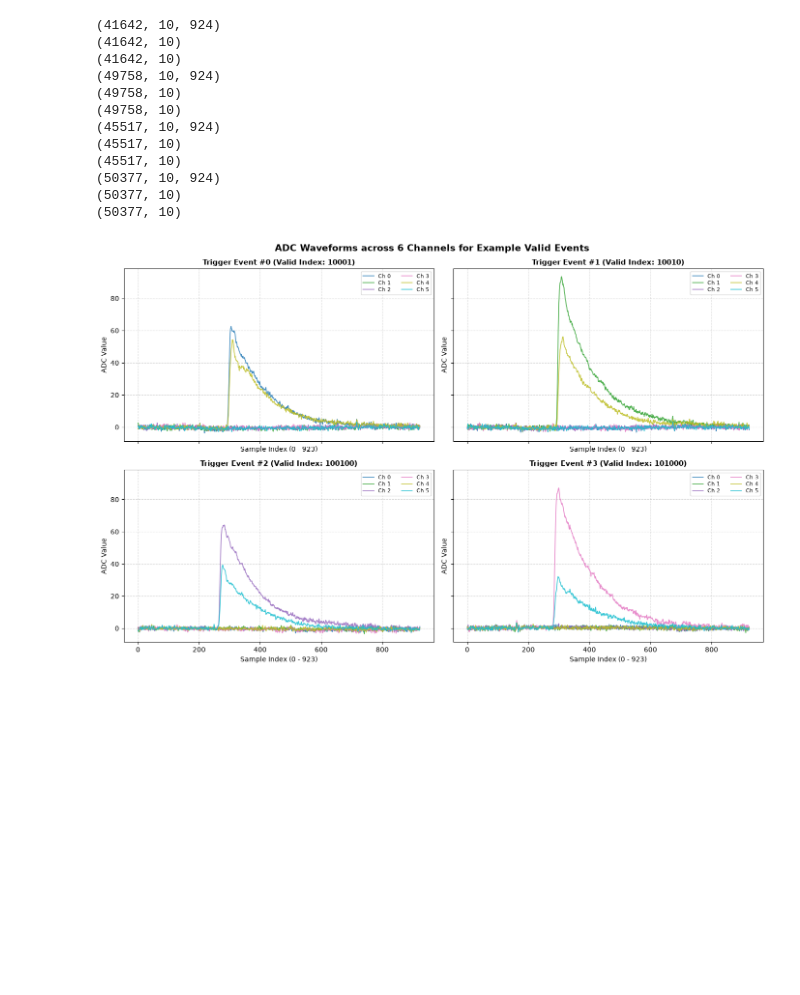
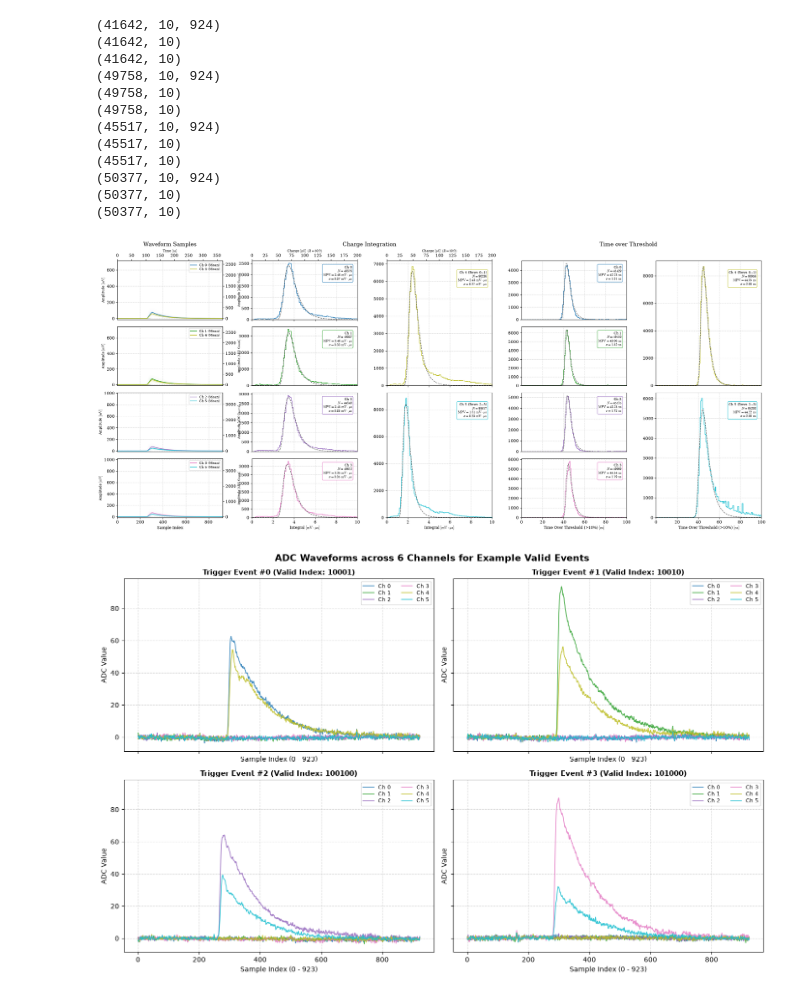
Before and after one commit to Dawson-HEP/scintillating_chamber, a Jupyter notebook: data_analysis/frequency_distribution/radecs/frequency_graphs.ipynb, the cells around one changed output. Drawn from its saved outputs; the diff is of its cells as text; code cells hidden in the pictures; blank space fills up the shorter version.

Commit message:
rerun & update digitizer decoder for working graph

```diff
--- a/data_analysis/frequency_distribution/radecs/frequency_graphs.ipynb
+++ b/data_analysis/frequency_distribution/radecs/frequency_graphs.ipynb
@@ -611,7 +611,6 @@ for valid_i in valid_indices:
 import numpy as np
 import matplotlib.pyplot as plt
 from matplotlib.colors import LinearSegmentedColormap
-from mpl_toolkits.axes_grid1.inset_locator import inset_axes
 from scipy.stats import moyal
 from scipy.optimize import curve_fit
 
@@ -628,7 +627,7 @@ IMPEDANCE = 50.0                       # Ohms (standard signal termination)
 # Adjustable x-axis bounds
 X_BOUNDS_WAVE_SAMPLES = (0, 924)       # Sample Index range
 X_BOUNDS_INT_CHARGE_MV_US = (0, 10)    # Integral bounds in [mV * us]
-X_BOUNDS_TOT_SAMPLES = (0, 0)          # Raw ToT bounds in samples
+X_BOUNDS_TOT_SAMPLES = (0, 250)        # Raw ToT bounds in samples
 
 # Converted bounds for waveforms and ToT
 X_BOUNDS_WAVE_NS = (X_BOUNDS_WAVE_SAMPLES[0] * TIME_PER_SAMPLE, X_BOUNDS_WAVE_SAMPLES[1] * TIME_PER_SAMPLE)
@@ -659,70 +658,37 @@ def create_channel_cmap(color_rgb):
         'red':   ((0.0, r, r), (1.0, r, r)),
         'green': ((0.0, g, g), (1.0, g, g)),
         'blue':  ((0.0, b, b), (1.0, b, b)),
-        'alpha': ((0.0, 0.0, 0.0), (1.0, 0.9, 0.9))  # Higher max alpha for boosted visibility
+        'alpha': ((0.0, 0.0, 0.0), (1.0, 0.75, 0.75))  # Smooth alpha gradient up to 75% max opacity
     }
     return LinearSegmentedColormap('channel_alpha_cmap', cdict)
 
 
-def plot_waveform_density_heatmap(ax, wave_data_ch, color_rgb, x_bounds, y_bounds=(0, 200), gamma=0.35):
-    """Computes and overlays a 2D histogram heatmap up to 200 mV with gamma scaling."""
+def plot_waveform_density_heatmap(ax, wave_data_ch, color_rgb, x_bounds):
+    """Computes and overlays a 2D histogram heatmap of all sample points for a channel."""
     n_events, n_samples = wave_data_ch.shape
     sample_indices = np.tile(np.arange(n_samples), n_events)
     amplitudes = wave_data_ch.ravel()
 
-    # Define 2D histogram bins constrained to y_bounds (0 to 200 mV)
+    # Define 2D histogram bins
     x_bins = np.linspace(x_bounds[0], x_bounds[1], n_samples + 1)
-    y_bins = np.linspace(y_bounds[0], y_bounds[1], 150)
+    y_min, y_max = np.min(amplitudes), np.max(amplitudes)
+    y_bins = np.linspace(y_min, y_max, 150)
 
-    # Compute density within range
-    H, xedges, yedges = np.histogram2d(
-        sample_indices, amplitudes, bins=[x_bins, y_bins], range=[x_bounds, y_bounds]
-    )
+    # Compute density
+    H, xedges, yedges = np.histogram2d(sample_indices, amplitudes, bins=[x_bins, y_bins])
     H = H.T  # Transpose for imshow coordinate mapping
 
-    max_count = np.max(H)
-    if max_count > 0:
-        H_norm = H / max_count
-        H_boosted = np.power(H_norm, gamma)
-    else:
-        H_boosted = H
-
+    # Plot using a custom alpha-gradient colormap
     cmap = create_channel_cmap(color_rgb)
-    im = ax.imshow(
-        H_boosted,
+    ax.imshow(
+        H,
         extent=[xedges[0], xedges[-1], yedges[0], yedges[-1]],
         origin='lower',
         aspect='auto',
         cmap=cmap,
         interpolation='gaussian',
-        zorder=1,
-        vmin=0, vmax=1.0
+        zorder=1
     )
-
-    return im, max_count
-
-
-def add_heatmap_colorbar(ax, color_rgb, max_count, loc_offset=0):
-    """Adds a compact, unobtrusive colorbar legend for heatmap density inside the subplot."""
-    cmap = create_channel_cmap(color_rgb)
-    sm = plt.cm.ScalarMappable(cmap=cmap, norm=plt.Normalize(vmin=0, vmax=max_count))
-    sm.set_array([])
-
-    # Inset colorbar: small vertical strip
-    axins = inset_axes(
-        ax,
-        width="3%",
-        height="35%",
-        loc="upper right",
-        bbox_to_anchor=(-0.15 - loc_offset, -0.05, 1, 1),
-        bbox_transform=ax.transAxes,
-        borderpad=0
-    )
-
-    cbar = plt.colorbar(sm, cax=axins, orientation='vertical')
-    cbar.ax.tick_params(labelsize=6, pad=1)
-    cbar.set_label("Hits/Bin", fontsize=6, labelpad=2)
-    cbar.outline.set_linewidth(0.5)
 
 
 def landau_func(x, amplitude, mpv, sigma):
@@ -821,22 +787,17 @@ for r in range(4):
 
     # Paired channel for this row (Ch 4 for Rows 0-1, Ch 5 for Rows 2-3)
     ch_paired = 4 if r < 2 else 5
-    implicated_channels = sorted(list({ch_left, ch_paired}))
-
-    # Set extended Y limits for Waveform (Up to 200 mV)
-    ax_wave[r].set_ylim(-10, 200)
+    implicated_channels = {ch_left, ch_paired}
 
     # --- Waveforms & Density Heatmap (Col 0) ---
     mean_waveforms = np.mean(data.waveform, axis=0)
 
-    # 1. Overlay Heatmap up to 200 mV & add small colorbars (zorder=1)
-    for idx, ch in enumerate(implicated_channels):
+    # 1. Overlay Heatmap for active/implicated channels (zorder=1)
+    for ch in implicated_channels:
         wave_ch = data.waveform[:, ch, :]  # Shape: (N_events, N_samples)
-        _, max_count = plot_waveform_density_heatmap(
-            ax_wave[r], wave_ch, CHANNEL_COLORS[ch], X_BOUNDS_WAVE_SAMPLES, y_bounds=(0, 200), gamma=0.35
+        plot_waveform_density_heatmap(
+            ax_wave[r], wave_ch, CHANNEL_COLORS[ch], X_BOUNDS_WAVE_SAMPLES
         )
-        # Offset colorbar if two channels are displayed in the same subplot
-        add_heatmap_colorbar(ax_wave[r], CHANNEL_COLORS[ch], max_count, loc_offset=idx * 0.08)
 
     # 2. Draw Mean Waveform lines (zorder=3)
     for ch in range(6):
@@ -928,33 +889,35 @@ ax_pc_top_col2.set_xlabel("Charge $[\\mathrm{pC}]\\ (R = 50\\,\\Omega)$", fontsi
 
 # --- ToT Right (Col 4) ---
 plot_hist_with_landau_fit(
     ax_tot_right_top, tot_ch4_ns, x_range=X_BOUNDS_TOT_NS, num_bins=NUM_BINS_TOT,
     color=color_ch4, title=None, ch_label='4 (Rows 0--1)', show_xlabel=False, unit_str="\\mathrm{ns}"
 )
 plot_hist_with_landau_fit(
     ax_tot_right_bot, tot_ch5_ns, x_range=X_BOUNDS_TOT_NS, num_bins=NUM_BINS_TOT,
     color=color_ch5, title=None, ch_label='5 (Rows 2--3)', show_xlabel=True,
     xlabel="Time Over Threshold (>10%) $[\\mathrm{ns}]$", unit_str="\\mathrm{ns}"
 )
 
 
 # ===== 6. COLUMN HEADERS & FORMATTING =====
 # Super-Titles for Columns
 title_y = 0.93
 fig.text(0.115, title_y, "Waveform Samples", fontsize=14, ha='center', va='center')
 fig.text(0.40, title_y, "Charge Integration", fontsize=14, ha='center', va='center')
 fig.text(0.77, title_y, "Time over Threshold", fontsize=14, ha='center', va='center')
 
 # Grid lines
 all_axes = ax_wave + ax_int_left + ax_tot_left + [
     ax_int_right_top, ax_int_right_bot, ax_tot_right_top, ax_tot_right_bot
 ]
 for ax in all_axes:
     ax.grid(True, linestyle='--', alpha=0.5)
 
 fig.subplots_adjust(hspace=ROW_HSPACE, wspace=COL_WSPACE, top=0.88, bottom=0.08, left=0.04, right=0.96)
 plt.savefig('valid_data_latex_units.png', dpi=300)
 plt.show()
+# %% [output]
+[figure, added]
 # %%
 import matplotlib.pyplot as plt
 import numpy as np
```
Also changed, not shown: 1 other file.
